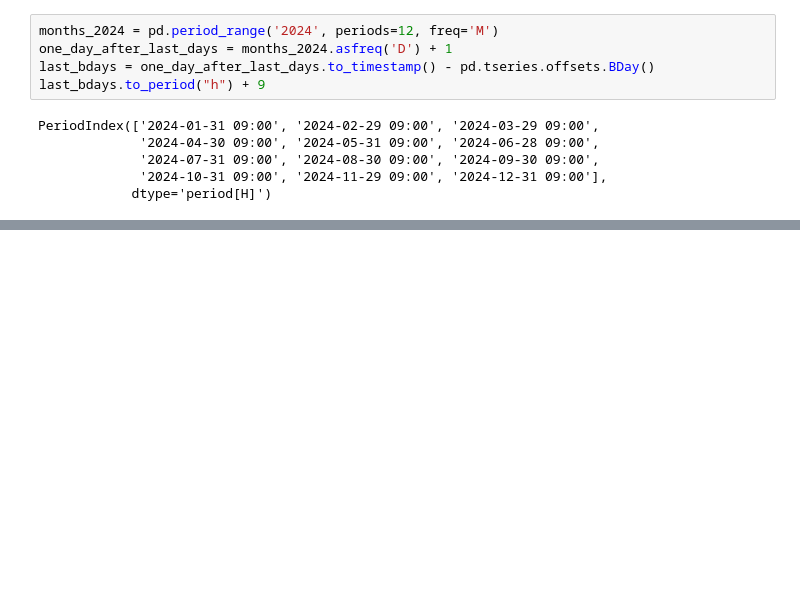
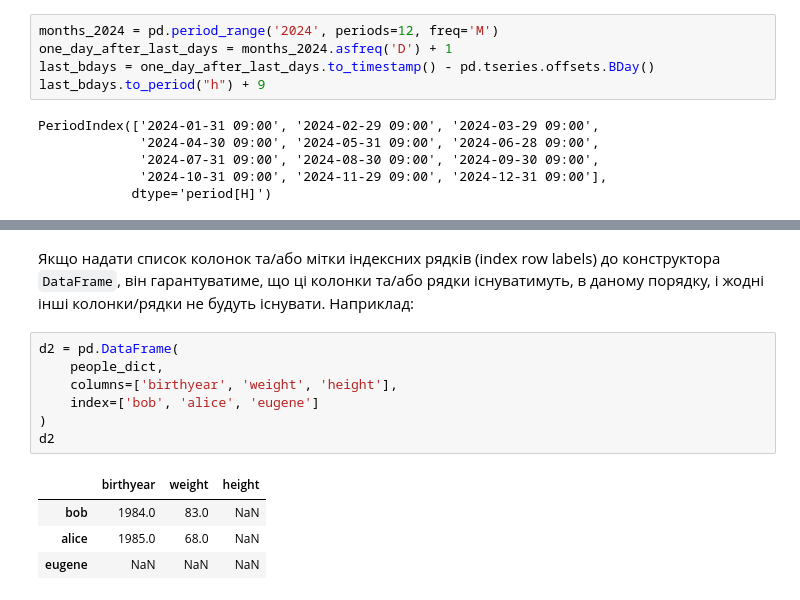
Before and after one commit to dmuman/ML-projects-and-tutorials, a Jupyter notebook: Pandas/Tutorials/pandas_tutorial_ukr.ipynb, the cells around one changed output, grey strips where cells are left out. Cells and saved outputs as stored; diff of their text form; blank space fills up the shorter version.

```diff
--- a/Pandas/Tutorials/pandas_tutorial_ukr.ipynb
+++ b/Pandas/Tutorials/pandas_tutorial_ukr.ipynb
@@ -637,0 +686,14 @@ PeriodIndex(['2024-01-31 09:00', '2024-02-29 09:00', '2024-03-29 09:00',
+# %% [markdown]
+Якщо надати список колонок та/або мітки індексних рядків (index row labels) до конструктора `DataFrame`, він гарантуватиме, що ці колонки та/або рядки існуватимуть, в даному порядку, і жодні інші колонки/рядки не будуть існувати. Наприклад:
+# %%
+d2 = pd.DataFrame(
+    people_dict,
+    columns=['birthyear', 'weight', 'height'],
+    index=['bob', 'alice', 'eugene']
+)
+d2
+# %% [output]
+|  | birthyear | weight | height |
+| bob | 1984.0 | 83.0 | NaN |
+| alice | 1985.0 | 68.0 | NaN |
+| eugene | NaN | NaN | NaN |
```
Also changed, not shown: parts of 7 cells of this notebook.
